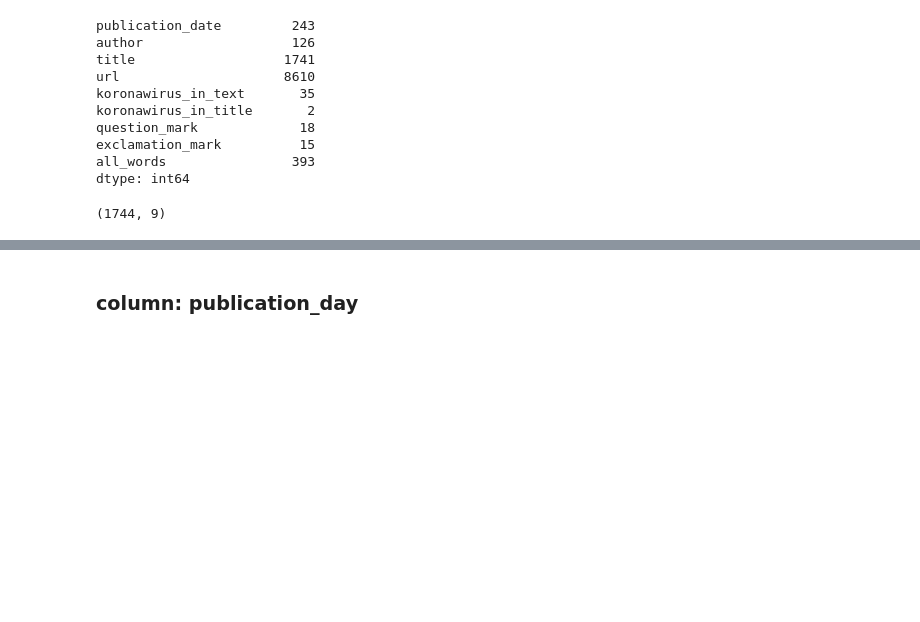
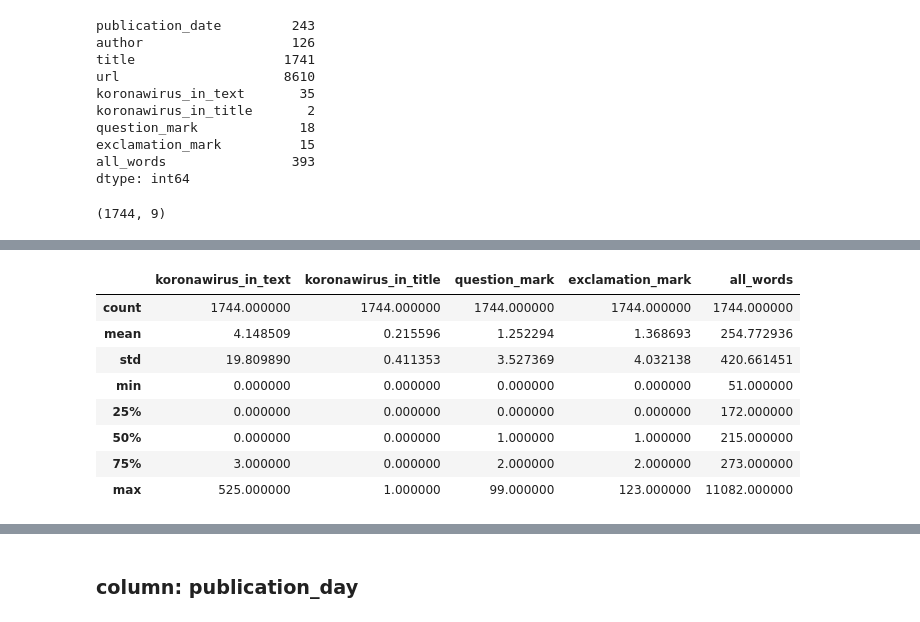
Before and after one commit to PGatak/nlp_se_koronawirus, a Jupyter notebook: data_cleaning.ipynb, the cells around one changed output, grey strips where cells are left out. Drawn from its saved outputs; the diff is of its cells as text; code cells hidden in the pictures; blank space fills up the shorter version.

```diff
--- a/data_cleaning.ipynb
+++ b/data_cleaning.ipynb
@@ -114,2 +141,14 @@ all_words               1744 non-null int64
 dtypes: category(1), datetime64[ns](1), int64(5), object(2)
 memory usage: 806.1 KB
+# %%
+df.describe()
+# %% [output]
+|  | koronawirus_in_text | koronawirus_in_title | question_mark | exclamation_mark | all_words |
+| count | 1744.000000 | 1744.000000 | 1744.000000 | 1744.000000 | 1744.000000 |
+| mean | 4.148509 | 0.215596 | 1.252294 | 1.368693 | 254.772936 |
+| std | 19.809890 | 0.411353 | 3.527369 | 4.032138 | 420.661451 |
+| min | 0.000000 | 0.000000 | 0.000000 | 0.000000 | 51.000000 |
+| 25% | 0.000000 | 0.000000 | 0.000000 | 0.000000 | 172.000000 |
+| 50% | 0.000000 | 0.000000 | 1.000000 | 1.000000 | 215.000000 |
+| 75% | 3.000000 | 0.000000 | 2.000000 | 2.000000 | 273.000000 |
+| max | 525.000000 | 1.000000 | 99.000000 | 123.000000 | 11082.000000 |
```
Also changed, not shown: parts of 6 cells of this notebook.
